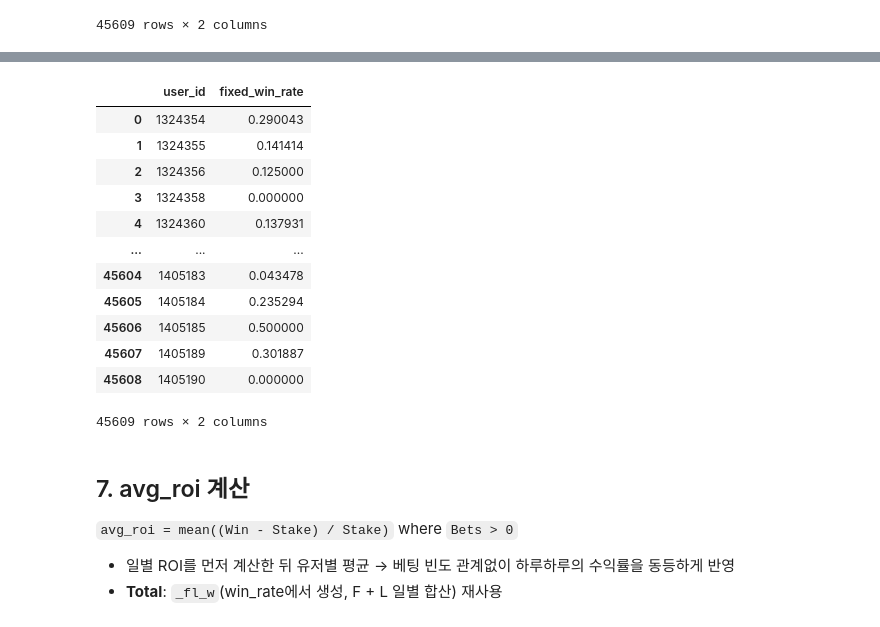
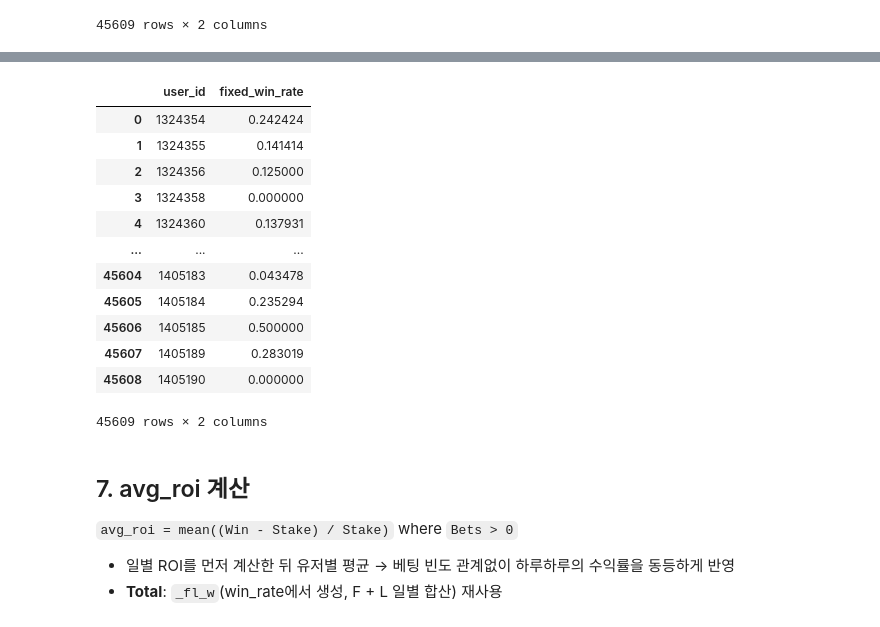
Before and after one commit to SKNETWORKS-FAMILY-AICAMP/SKN24-2nd-3Team, a Jupyter notebook: notebooks/ljh/01_preprocessing.ipynb, the cells around one changed output, grey strips where cells are left out. Saved outputs shown, nothing was run; the diff lists cells and outputs as text; code cells hidden in the pictures.

```diff
--- a/notebooks/ljh/01_preprocessing.ipynb
+++ b/notebooks/ljh/01_preprocessing.ipynb
@@ -76,7 +76,10 @@ df['age'] = REFERENCE_YEAR - df['birth_year']
 bins = [-np.inf, 19, 29, 39, 49, 59, 69, 79, 89, np.inf]
 labels = [0, 1, 2, 3, 4, 5, 6, 7, 8]
 
-df['age_group'] = pd.cut(df['age'], bins=bins, labels=labels, right=False).astype('Int64').fillna(-1)
+df['age_group'] = pd.cut(df['age'], bins=bins, labels=labels, right=False).astype('Int64')
+
+# -1 삭제
+df = df[df['age_group'] != -1]
 
 # 필요없어진 컬럼 제거
 df = df.drop(columns=['birth_year', 'age'])
@@ -206,7 +212,7 @@ fixed_hit_days
 # fixed_win_rate
 fixed_win_rate = (
   _f[_f['BetsF'] > 0]  # fixed 베팅이 있는 경우
-  .assign(_win=lambda df: df['WinF'] >= df['StakeF'])
+  .assign(_win=lambda df: df['WinF'] > df['StakeF'])
   .groupby('user_id')['_win']
   .mean()  # 승률 계산
   .rename('fixed_win_rate')
@@ -261,7 +267,7 @@ _fl_w = (
     _f[['user_id', 'DateBet', 'StakeF', 'WinF', 'BetsF']],
     _l[['user_id', 'DateBet', 'StakeL', 'WinL', 'BetsL']],
     on=['user_id', 'DateBet'],
-    how='outer',
+    how='left',
   )
   .fillna(0)
   .assign(
@@ -273,17 +279,17 @@ _fl_w = (
 # %%
 total_win_rate = (
     _fl_w[_fl_w['Bets'] > 0]
-    .assign(_win=lambda x: x['Win'] >= x['Stake'])
+    .assign(_win=lambda x: x['Win'] > x['Stake'])
     .groupby('user_id')['_win']
     .mean()
     .rename('total_win_rate')
     .reset_index()
 )
 
 fixed_win_rate
 # %% [output]
 |  | user_id | fixed_win_rate |
-| 0 | 1324354 | 0.290043 |
+| 0 | 1324354 | 0.242424 |
 | 1 | 1324355 | 0.141414 |
 | 2 | 1324356 | 0.125000 |
 | 3 | 1324358 | 0.000000 |
@@ -292,7 +298,7 @@ fixed_win_rate
 | 45604 | 1405183 | 0.043478 |
 | 45605 | 1405184 | 0.235294 |
 | 45606 | 1405185 | 0.500000 |
-| 45607 | 1405189 | 0.301887 |
+| 45607 | 1405189 | 0.283019 |
 | 45608 | 1405190 | 0.000000 |
 45609 rows × 2 columns
 # %% [markdown]
```
Also changed, not shown: parts of 9 cells of this notebook, 1 other file.
